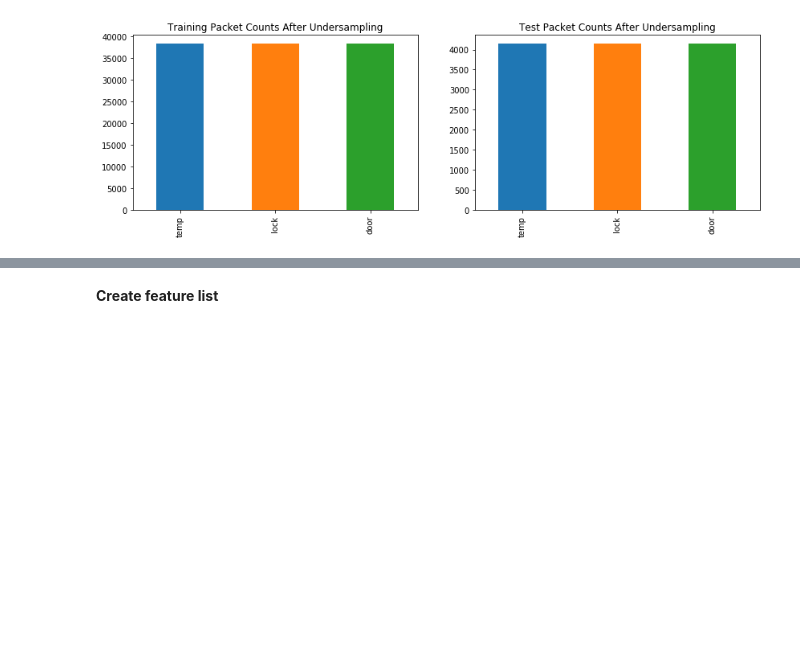
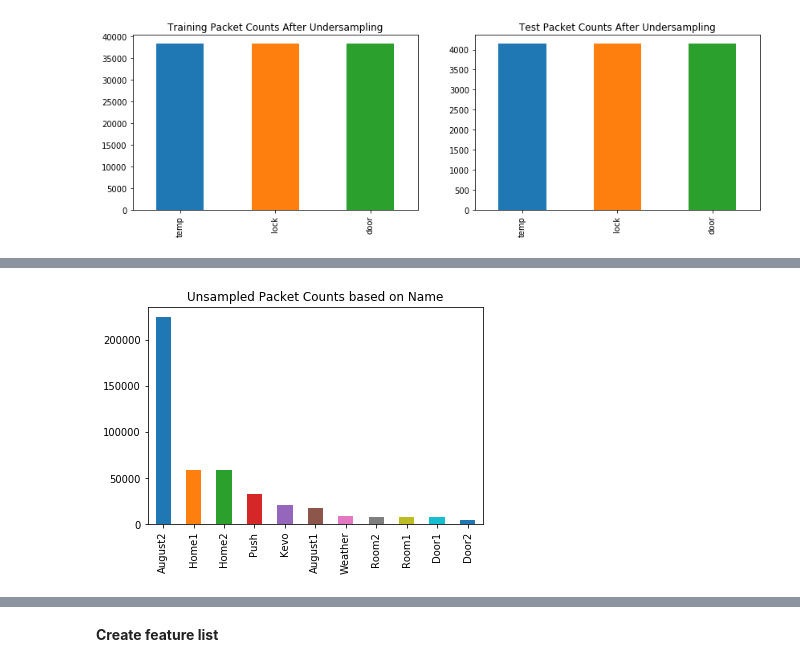
Before and after one commit to 7high/thesis, a Jupyter notebook: ble_data_processing.ipynb, the cells around one changed output, grey strips where cells are left out. Cells and saved outputs as stored; diff of their text form; code cells hidden in the pictures; blank space fills up the shorter version.

```diff
--- a/ble_data_processing.ipynb
+++ b/ble_data_processing.ipynb
@@ -184,0 +112,7 @@ df_test_oversampled["DeviceType"].value_counts().plot(kind='bar', title="Test Pa
+# %%
+# Another resampling. This time using Name as the category
+
+# First: plot the unsampled df
+df["Name"].value_counts().plot(kind='bar', title="Unsampled Packet Counts based on Name");
+# %% [output]
+[figure, added]
```
Also changed, not shown: parts of 11 cells of this notebook, 1 other file.
